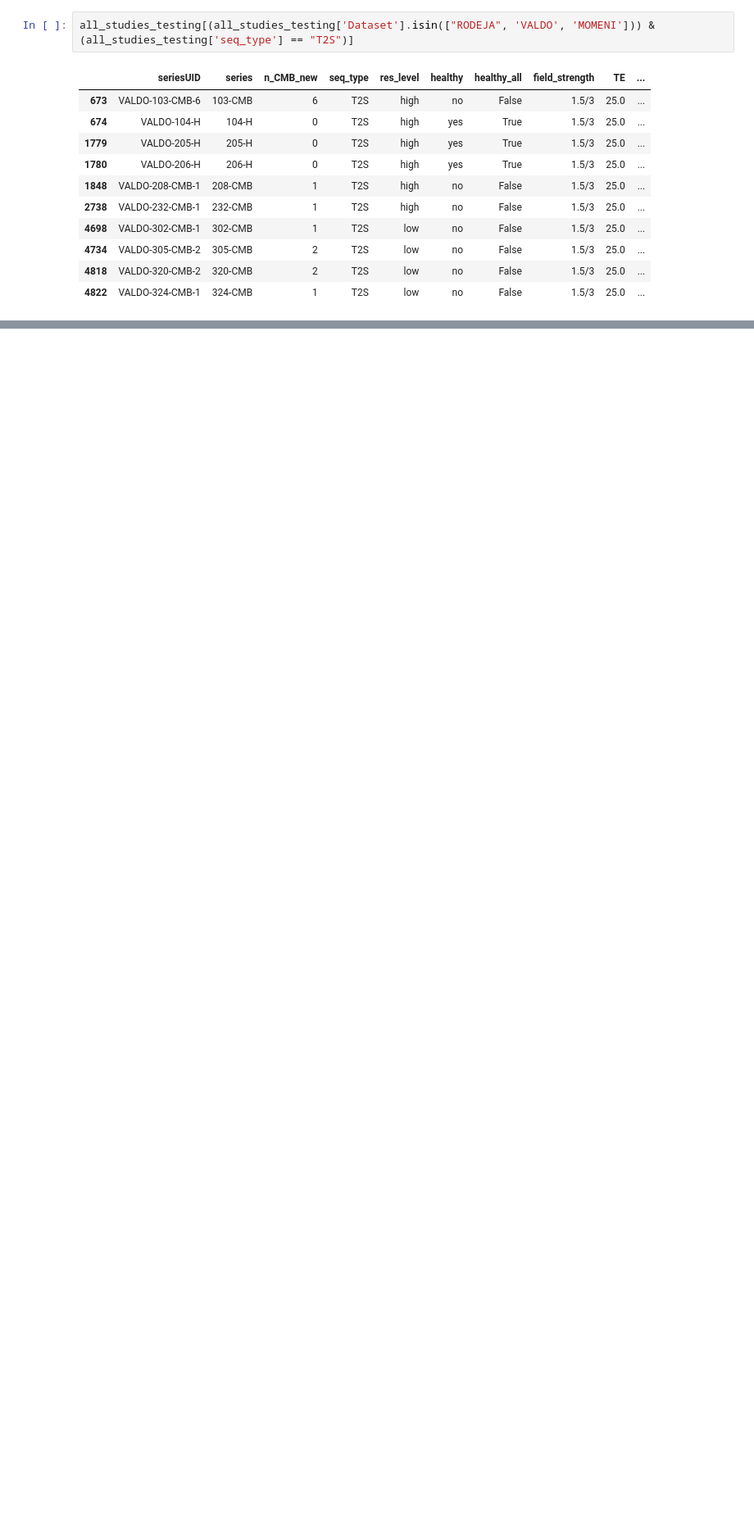
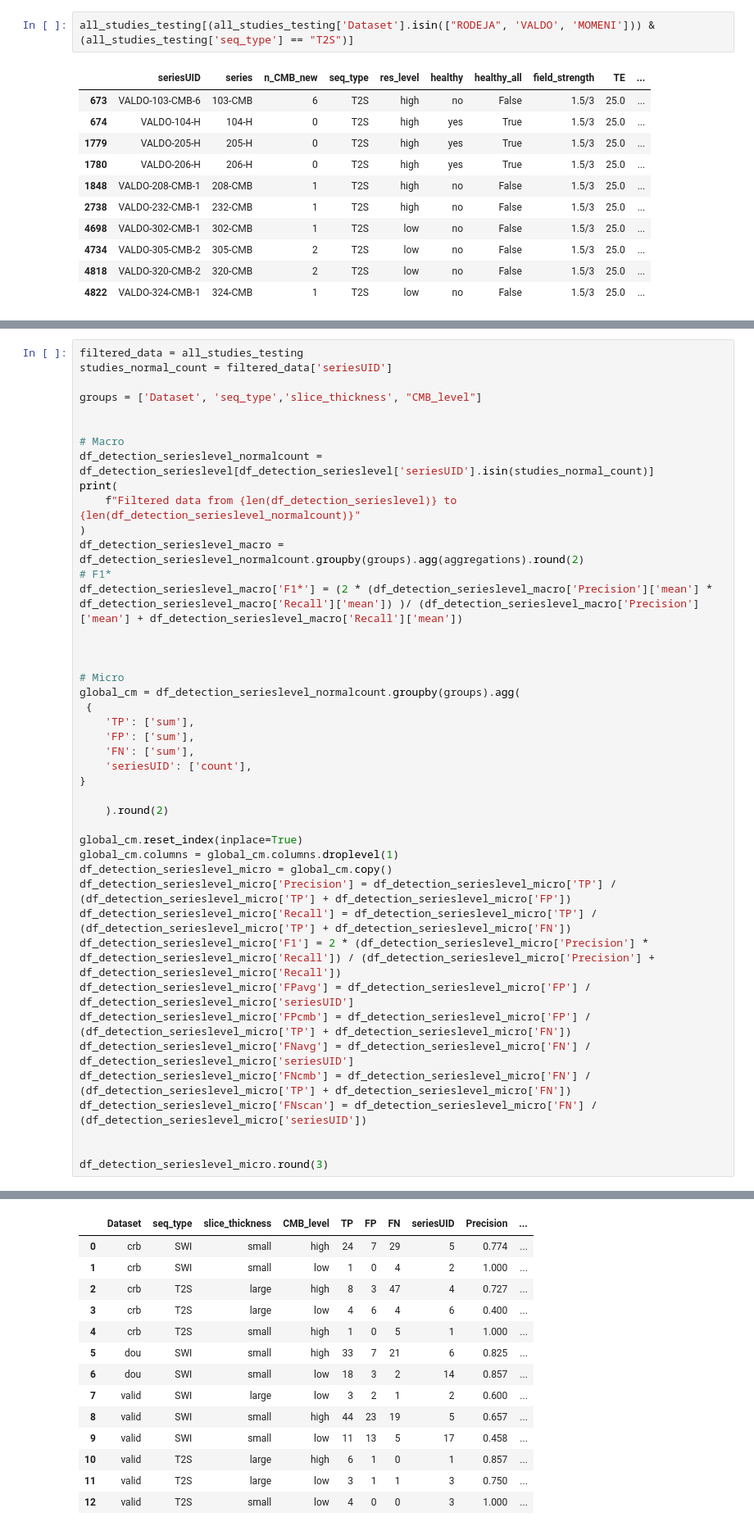
Before and after one commit to jorgedelpozolerida/MicrobleedNet, a Jupyter notebook: notebooks/evaluation/winner_MRI.ipynb, the cells around one changed output, grey strips where cells are left out. Shown: that part at 82% size. Saved outputs shown, nothing was run; the diff lists cells and outputs as text; blank space fills up the shorter version.

```diff
--- a/notebooks/evaluation/winner_MRI.ipynb
+++ b/notebooks/evaluation/winner_MRI.ipynb
@@ -302,0 +372,44 @@ df_detection_serieslevel[df_detection_serieslevel['CMB_level'] == "high"]
+# %%
+filtered_data = all_studies_testing
+studies_normal_count = filtered_data['seriesUID']
+
+groups = ['Dataset', 'seq_type','slice_thickness', "CMB_level"]
+
+
+# Macro
+df_detection_serieslevel_normalcount = df_detection_serieslevel[df_detection_serieslevel['seriesUID'].isin(studies_normal_count)]
+print(
+    f"Filtered data from {len(df_detection_serieslevel)} to {len(df_detection_serieslevel_normalcount)}"
+)
+df_detection_serieslevel_macro = df_detection_serieslevel_normalcount.groupby(groups).agg(aggregations).round(2)
+# F1*
+df_detection_serieslevel_macro['F1*'] = (2 * (df_detection_serieslevel_macro['Precision']['mean'] * df_detection_serieslevel_macro['Recall']['mean']) )/ (df_detection_serieslevel_macro['Precision']['mean'] + df_detection_serieslevel_macro['Recall']['mean'])
+
+
+
+# Micro
+global_cm = df_detection_serieslevel_normalcount.groupby(groups).agg(
+ {
+    'TP': ['sum'],
+    'FP': ['sum'],
+    'FN': ['sum'],
+    'seriesUID': ['count'],
+}
+
+    ).round(2)
+
+global_cm.reset_index(inplace=True)
+global_cm.columns = global_cm.columns.droplevel(1)
+df_detection_serieslevel_micro = global_cm.copy()
+df_detection_serieslevel_micro['Precision'] = df_detection_serieslevel_micro['TP'] / (df_detection_serieslevel_micro['TP'] + df_detection_serieslevel_micro['FP'])
+df_detection_serieslevel_micro['Recall'] = df_detection_serieslevel_micro['TP'] / (df_detection_serieslevel_micro['TP'] + df_detection_serieslevel_micro['FN'])
+df_detection_serieslevel_micro['F1'] = 2 * (df_detection_serieslevel_micro['Precision'] * df_detection_serieslevel_micro['Recall']) / (df_detection_serieslevel_micro['Precision'] + df_detection_serieslevel_micro['Recall'])
+df_detection_serieslevel_micro['FPavg'] = df_detection_serieslevel_micro['FP'] / df_detection_serieslevel_micro['seriesUID']
+df_detection_serieslevel_micro['FPcmb'] = df_detection_serieslevel_micro['FP'] / (df_detection_serieslevel_micro['TP'] + df_detection_serieslevel_micro['FN'])
+df_detection_serieslevel_micro['FNavg'] = df_detection_serieslevel_micro['FN'] / df_detection_serieslevel_micro['seriesUID']
+df_detection_serieslevel_micro['FNcmb'] = df_detection_serieslevel_micro['FN'] / (df_detection_serieslevel_micro['TP'] + df_detection_serieslevel_micro['FN'])
+df_detection_serieslevel_micro['FNscan'] = df_detection_serieslevel_micro['FN'] / (df_detection_serieslevel_micro['seriesUID'])
+
+
+df_detection_serieslevel_micro.round(3)
+# %% [output]
@@ -302,0 +417,14 @@ df_detection_serieslevel[df_detection_serieslevel['CMB_level'] == "high"]
+|  | Dataset | seq_type | slice_thickness | CMB_level | TP | FP | FN | seriesUID | Precision | ... |
+| 0 | crb | SWI | small | high | 24 | 7 | 29 | 5 | 0.774 | ... |
+| 1 | crb | SWI | small | low | 1 | 0 | 4 | 2 | 1.000 | ... |
+| 2 | crb | T2S | large | high | 8 | 3 | 47 | 4 | 0.727 | ... |
+| 3 | crb | T2S | large | low | 4 | 6 | 4 | 6 | 0.400 | ... |
+| 4 | crb | T2S | small | high | 1 | 0 | 5 | 1 | 1.000 | ... |
+| 5 | dou | SWI | small | high | 33 | 7 | 21 | 6 | 0.825 | ... |
+| 6 | dou | SWI | small | low | 18 | 3 | 2 | 14 | 0.857 | ... |
+| 7 | valid | SWI | large | low | 3 | 2 | 1 | 2 | 0.600 | ... |
+| 8 | valid | SWI | small | high | 44 | 23 | 19 | 5 | 0.657 | ... |
+| 9 | valid | SWI | small | low | 11 | 13 | 5 | 17 | 0.458 | ... |
+| 10 | valid | T2S | large | high | 6 | 1 | 0 | 1 | 0.857 | ... |
+| 11 | valid | T2S | large | low | 3 | 1 | 1 | 3 | 0.750 | ... |
+| 12 | valid | T2S | small | low | 4 | 0 | 0 | 3 | 1.000 | ... |
```
Also changed, not shown: parts of 27 cells of this notebook, 6 other files.
